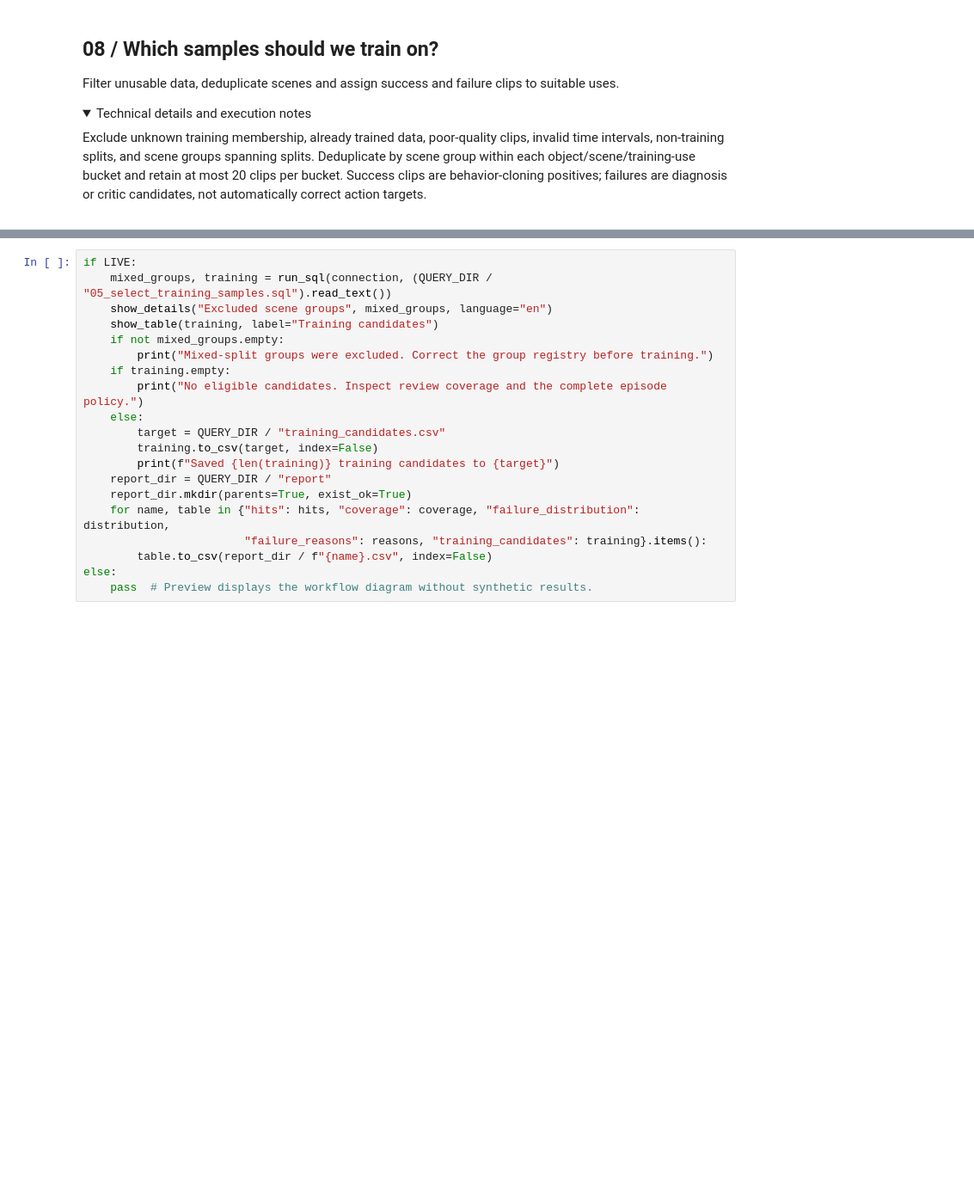
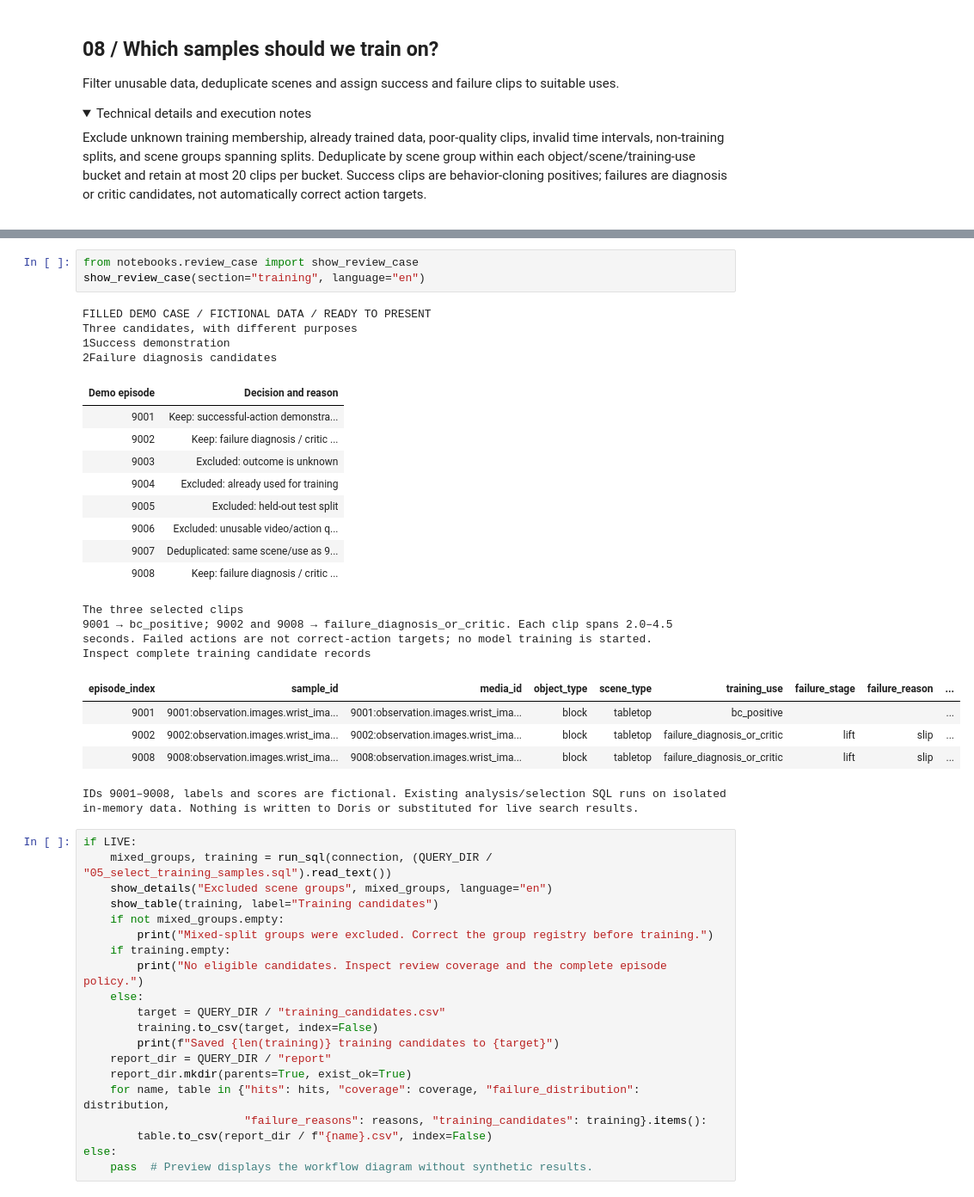
Before and after one commit to Gabriel39/RoboLens, a Jupyter notebook: notebooks/droid100_end_to_end.en.ipynb, the cells around one changed output, grey strips where cells are left out. Shown at 86% size. Cells and saved outputs as stored; diff of their text form; folded sections open; blank space fills up the shorter version.

```diff
--- a/notebooks/droid100_end_to_end.en.ipynb
+++ b/notebooks/droid100_end_to_end.en.ipynb
@@ -434,6 +505,31 @@ Success clips are behavior-cloning positives; failures are diagnosis or critic c
 display(SVG(filename=str(PROJECT / "notebooks/assets/en/08_training.svg")))
 # %% [output]
 [drawing not drawn]
+# %%
+from notebooks.review_case import show_review_case
+show_review_case(section="training", language="en")
+# %% [output]
+FILLED DEMO CASE / FICTIONAL DATA / READY TO PRESENT
+Three candidates, with different purposes
+1Success demonstration
+2Failure diagnosis candidates
+| Demo episode | Decision and reason |
+| 9001 | Keep: successful-action demonstra... |
+| 9002 | Keep: failure diagnosis / critic ... |
+| 9003 | Excluded: outcome is unknown |
+| 9004 | Excluded: already used for training |
+| 9005 | Excluded: held-out test split |
+| 9006 | Excluded: unusable video/action q... |
+| 9007 | Deduplicated: same scene/use as 9... |
+| 9008 | Keep: failure diagnosis / critic ... |
+The three selected clips
+9001 → bc_positive; 9002 and 9008 → failure_diagnosis_or_critic. Each clip spans 2.0–4.5 seconds. Failed actions are not correct-action targets; no model training is started.
+Inspect complete training candidate records
+| episode_index | sample_id | media_id | object_type | scene_type | training_use | failure_stage | failure_reason | ... |
+| 9001 | 9001:observation.images.wrist_ima... | 9001:observation.images.wrist_ima... | block | tabletop | bc_positive |  |  | ... |
+| 9002 | 9002:observation.images.wrist_ima... | 9002:observation.images.wrist_ima... | block | tabletop | failure_diagnosis_or_critic | lift | slip | ... |
+| 9008 | 9008:observation.images.wrist_ima... | 9008:observation.images.wrist_ima... | block | tabletop | failure_diagnosis_or_critic | lift | slip | ... |
+IDs 9001–9008, labels and scores are fictional. Existing analysis/selection SQL runs on isolated in-memory data. Nothing is written to Doris or substituted for live search results.
 # %%
 if LIVE:
     mixed_groups, training = run_sql(connection, (QUERY_DIR / "05_select_training_samples.sql").read_text())
```
Also changed, not shown: parts of 4 cells of this notebook, 11 other files.
